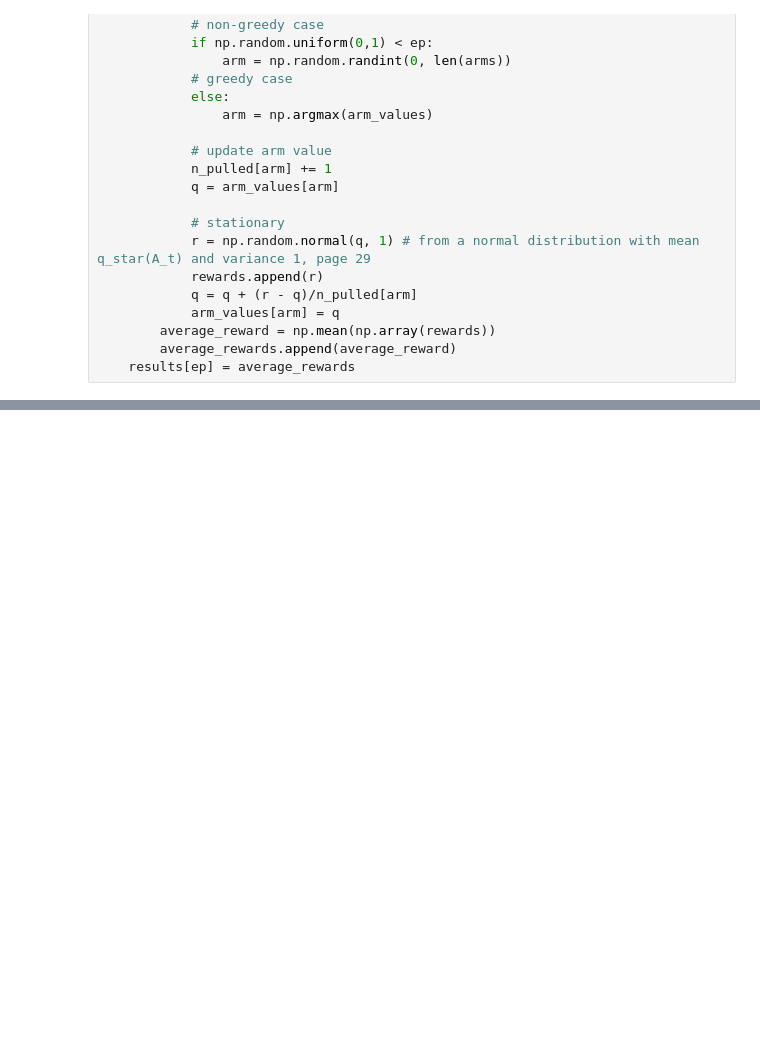
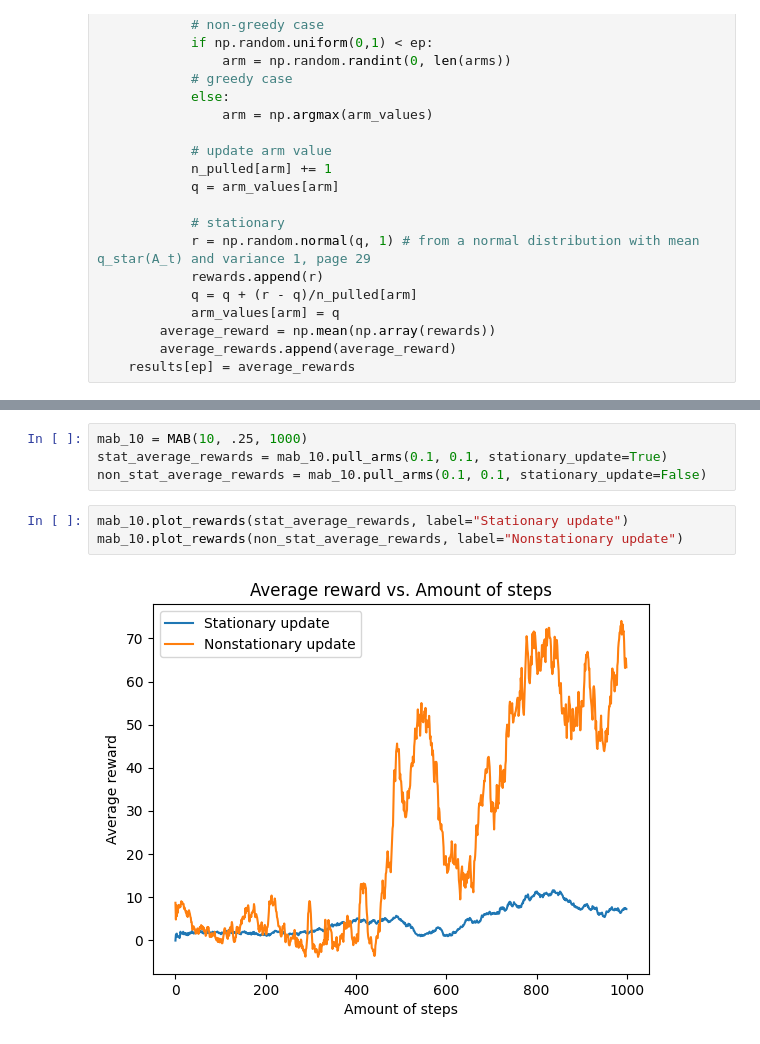
Before and after one commit to pnadelofficial/cs-0138-reinforcement-learning, a Jupyter notebook: assignment_1/testing.ipynb, the cells around one changed output, grey strips where cells are left out. Cells and saved outputs as stored; diff of their text form; blank space fills up the shorter version.

```diff
--- a/assignment_1/testing.ipynb
+++ b/assignment_1/testing.ipynb
@@ -109,0 +173,9 @@ plt.show()
+# %%
+mab_10 = MAB(10, .25, 1000)
+stat_average_rewards = mab_10.pull_arms(0.1, 0.1, stationary_update=True)
+non_stat_average_rewards = mab_10.pull_arms(0.1, 0.1, stationary_update=False)
+# %%
+mab_10.plot_rewards(stat_average_rewards, label="Stationary update")
+mab_10.plot_rewards(non_stat_average_rewards, label="Nonstationary update")
+# %% [output]
+[figure, added]
```
Also changed, not shown: parts of 4 cells of this notebook.
